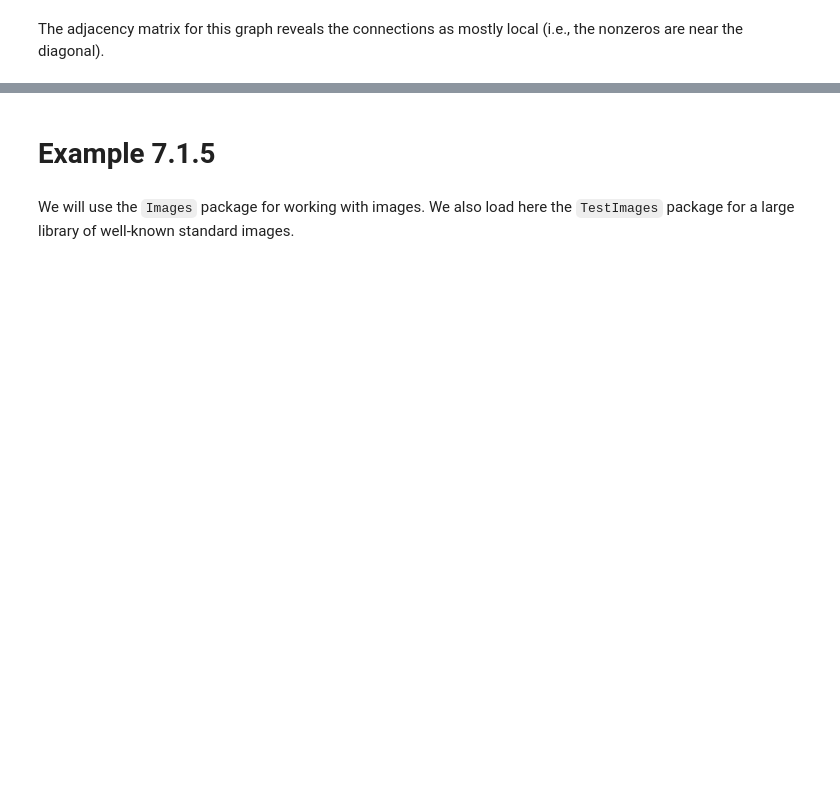
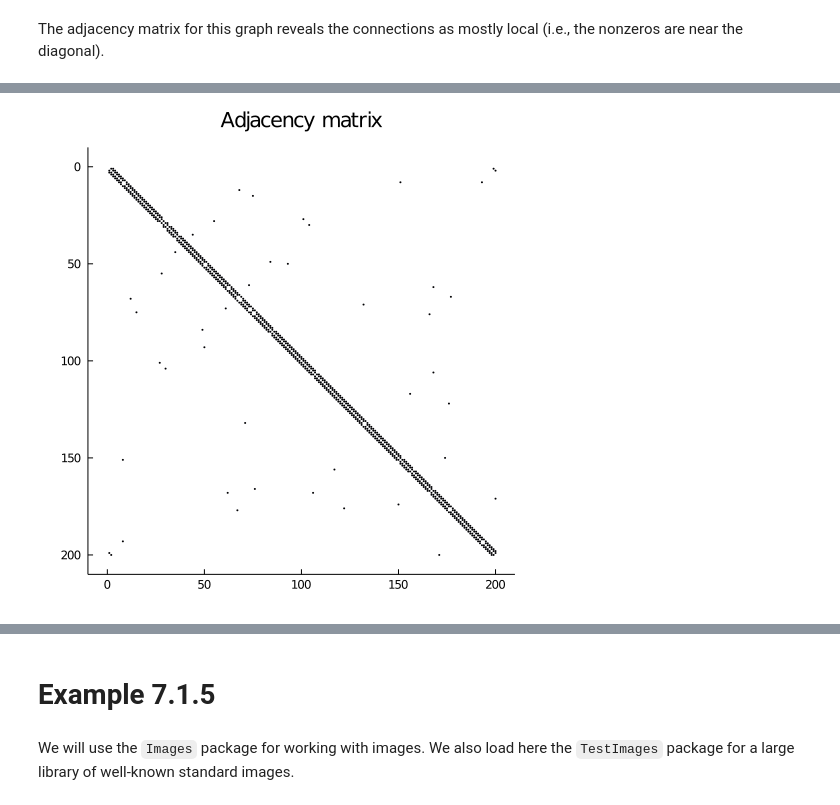
Before and after one commit to tobydriscoll/fnc-extras, a Jupyter notebook: julia/Chapter07.ipynb, the cells around one changed output, grey strips where cells are left out. Drawn from its saved outputs; the diff is of its cells as text; code cells hidden in the pictures; blank space fills up the shorter version.

```diff
--- a/julia/Chapter07.ipynb
+++ b/julia/Chapter07.ipynb
@@ -34,5 +116,7 @@ Matrix(A)
 # %%
-spy(A,m=1,color=:black,title="Adjacency matrix",leg=:none,size=(400,400))
+spy(A,m=1.5,color=:black,title="Adjacency matrix",leg=:none,size=(500,500))
 xlims!(-10,210); ylims!(-10,210)
+# %% [output]
+[figure, added]
 # %%
 sum(A,dims=2)
```
Also changed, not shown: parts of 69 cells of this notebook, 2 other files.
